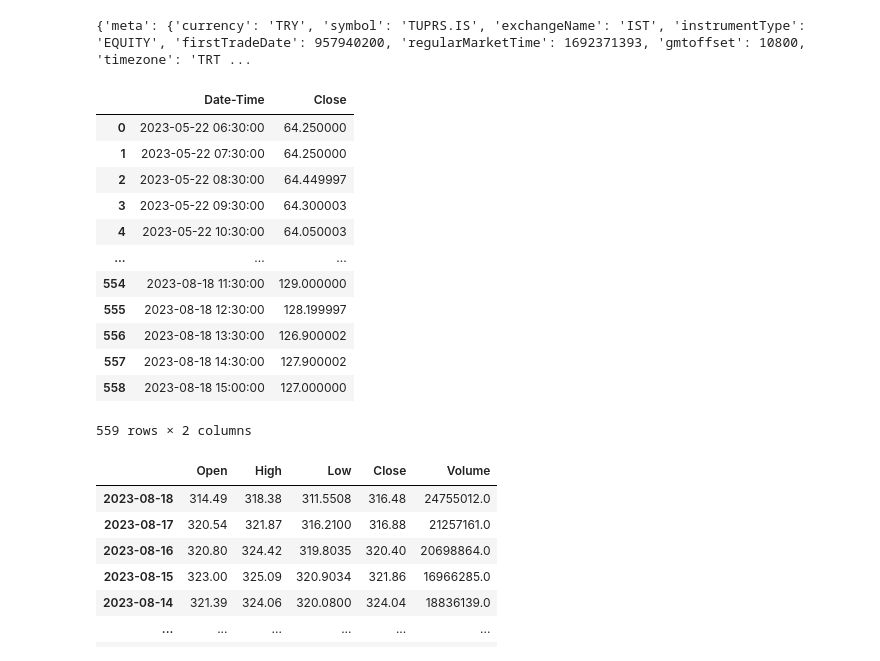
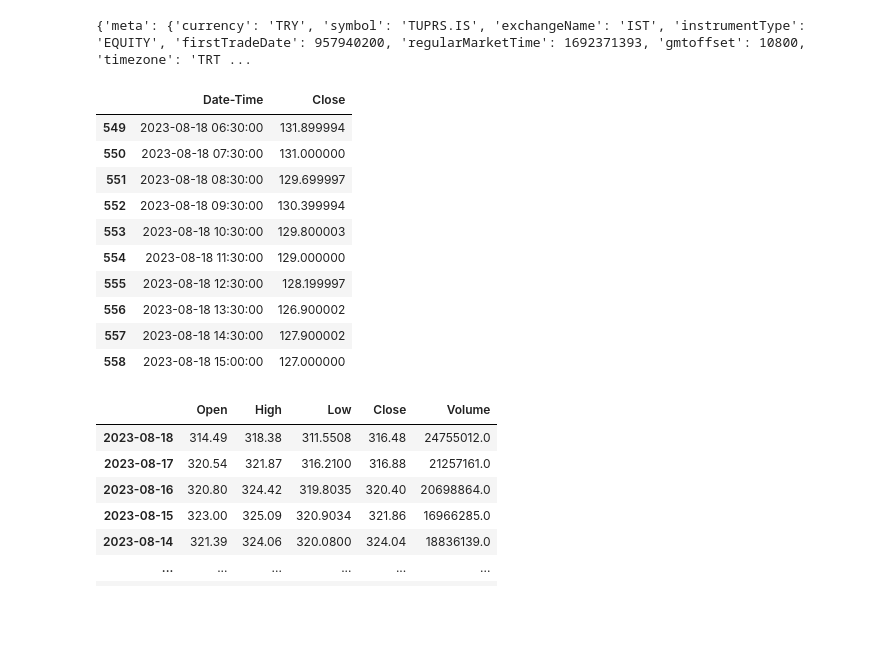
Before and after one commit to MarkovMarkowitz/MarkovMarkowitz, a Jupyter notebook: ON4_RapidAPI_YFinanceJSON_Read_Hourly_Data_v2.ipynb, the cells around one changed output. Saved outputs shown, nothing was run; the diff lists cells and outputs as text; code cells hidden in the pictures; blank space fills up the shorter version.

```diff
--- a/ON4_RapidAPI_YFinanceJSON_Read_Hourly_Data_v2.ipynb
+++ b/ON4_RapidAPI_YFinanceJSON_Read_Hourly_Data_v2.ipynb
@@ -29,27 +29,26 @@ if response.status_code == 200:
 # %%
 timestamps = data["timestamp"]
 
 
 # Convert timestamps to datetime
 timestamps = [pd.to_datetime(ts, unit="s") for ts in timestamps]
 
 # Create a DataFrame
 df = pd.DataFrame({"Date-Time": timestamps, "Close": close_data})
-df
+
+df[df["Date-Time"]>"2023-08-18 00:00:00"]
 # %% [output]
 |  | Date-Time | Close |
-| 0 | 2023-05-22 06:30:00 | 64.250000 |
-| 1 | 2023-05-22 07:30:00 | 64.250000 |
-| 2 | 2023-05-22 08:30:00 | 64.449997 |
-| 3 | 2023-05-22 09:30:00 | 64.300003 |
-| 4 | 2023-05-22 10:30:00 | 64.050003 |
-| ... | ... | ... |
+| 549 | 2023-08-18 06:30:00 | 131.899994 |
+| 550 | 2023-08-18 07:30:00 | 131.000000 |
+| 551 | 2023-08-18 08:30:00 | 129.699997 |
+| 552 | 2023-08-18 09:30:00 | 130.399994 |
+| 553 | 2023-08-18 10:30:00 | 129.800003 |
 | 554 | 2023-08-18 11:30:00 | 129.000000 |
 | 555 | 2023-08-18 12:30:00 | 128.199997 |
 | 556 | 2023-08-18 13:30:00 | 126.900002 |
 | 557 | 2023-08-18 14:30:00 | 127.900002 |
 | 558 | 2023-08-18 15:00:00 | 127.000000 |
-559 rows × 2 columns
 # %%
 # ///////////////////////////////////////////////////////////
 # FUNCTIONS FOR ALPHA VANTAGE
```
